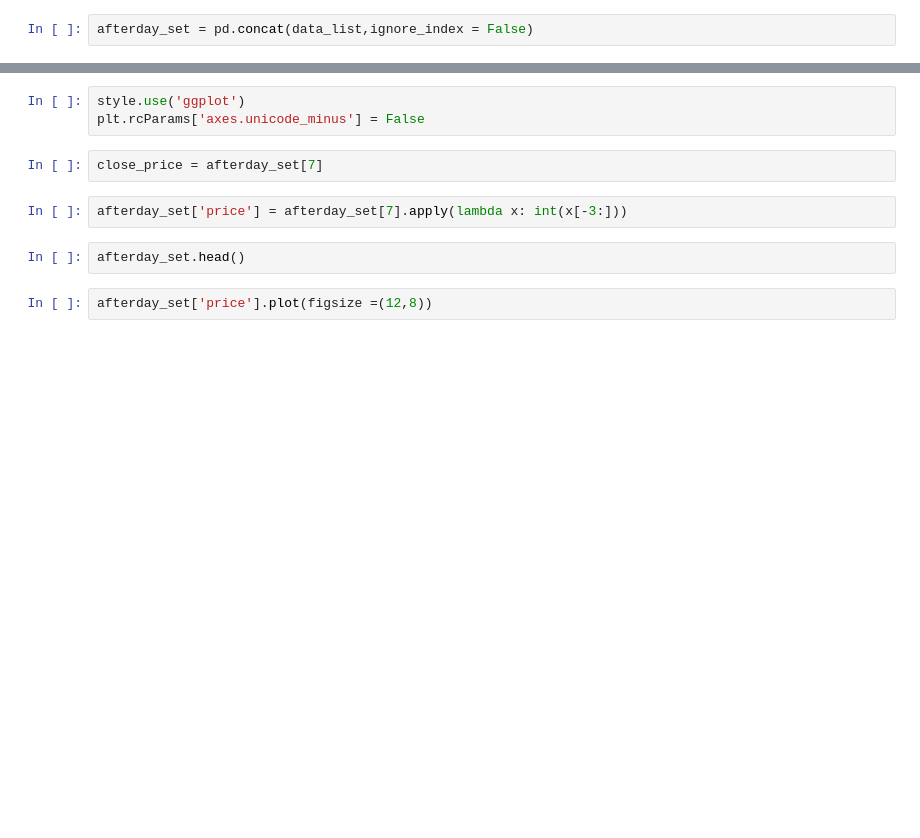
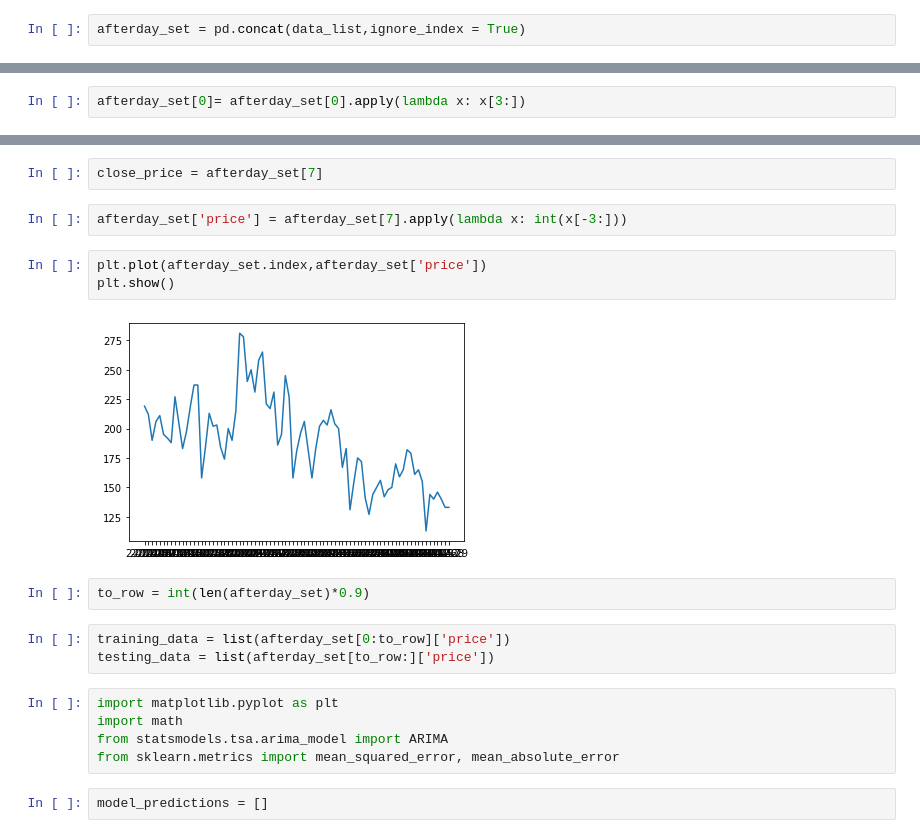
Before and after one commit to data-science-mini-project26/Mini_Project, a Jupyter notebook: YUHANG_XU.ipynb, the cells around one changed output, grey strips where cells are left out. Drawn from its saved outputs; the diff is of its cells as text; blank space fills up the shorter version.

Commit message:
Arima  testing

```diff
--- a/YUHANG_XU.ipynb
+++ b/YUHANG_XU.ipynb
@@ -15,4 +33,4 @@ for date in rng:
 # %%
-afterday_set = pd.concat(data_list,ignore_index = False)
+afterday_set = pd.concat(data_list,ignore_index = True)
 # %%
 afterday_set.head()
@@ -22,0 +59,2 @@ afterday_set.head()
+# %%
+afterday_set[0]= afterday_set[0].apply(lambda x: x[3:])
@@ -35,11 +94,21 @@ from statsmodels.graphics.tsaplots import plot_acf,plot_pacf
-# %%
-style.use('ggplot')
-plt.rcParams['axes.unicode_minus'] = False
 # %%
 close_price = afterday_set[7]
 # %%
 afterday_set['price'] = afterday_set[7].apply(lambda x: int(x[-3:]))
-# %%
-afterday_set.head()
-# %%
-afterday_set['price'].plot(figsize =(12,8))
+# %%
+plt.plot(afterday_set.index,afterday_set['price'])
+plt.show()
+# %% [output]
+[figure, added]
+# %%
+to_row = int(len(afterday_set)*0.9)
+# %%
+training_data = list(afterday_set[0:to_row]['price'])
+testing_data = list(afterday_set[to_row:]['price'])
+# %%
+import matplotlib.pyplot as plt
+import math
+from statsmodels.tsa.arima_model import ARIMA
+from sklearn.metrics import mean_squared_error, mean_absolute_error
+# %%
+model_predictions = []
```
Also changed, not shown: parts of 12 cells of this notebook.
